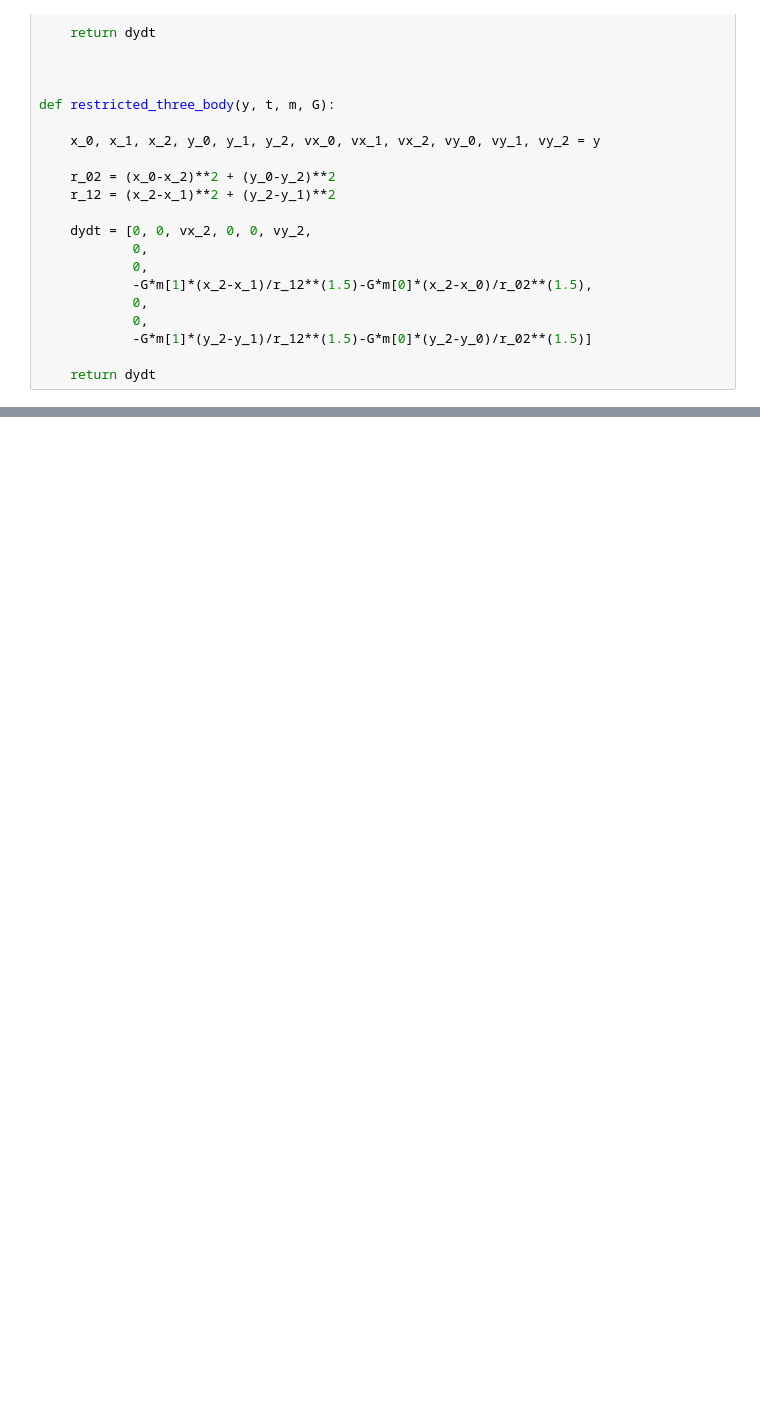
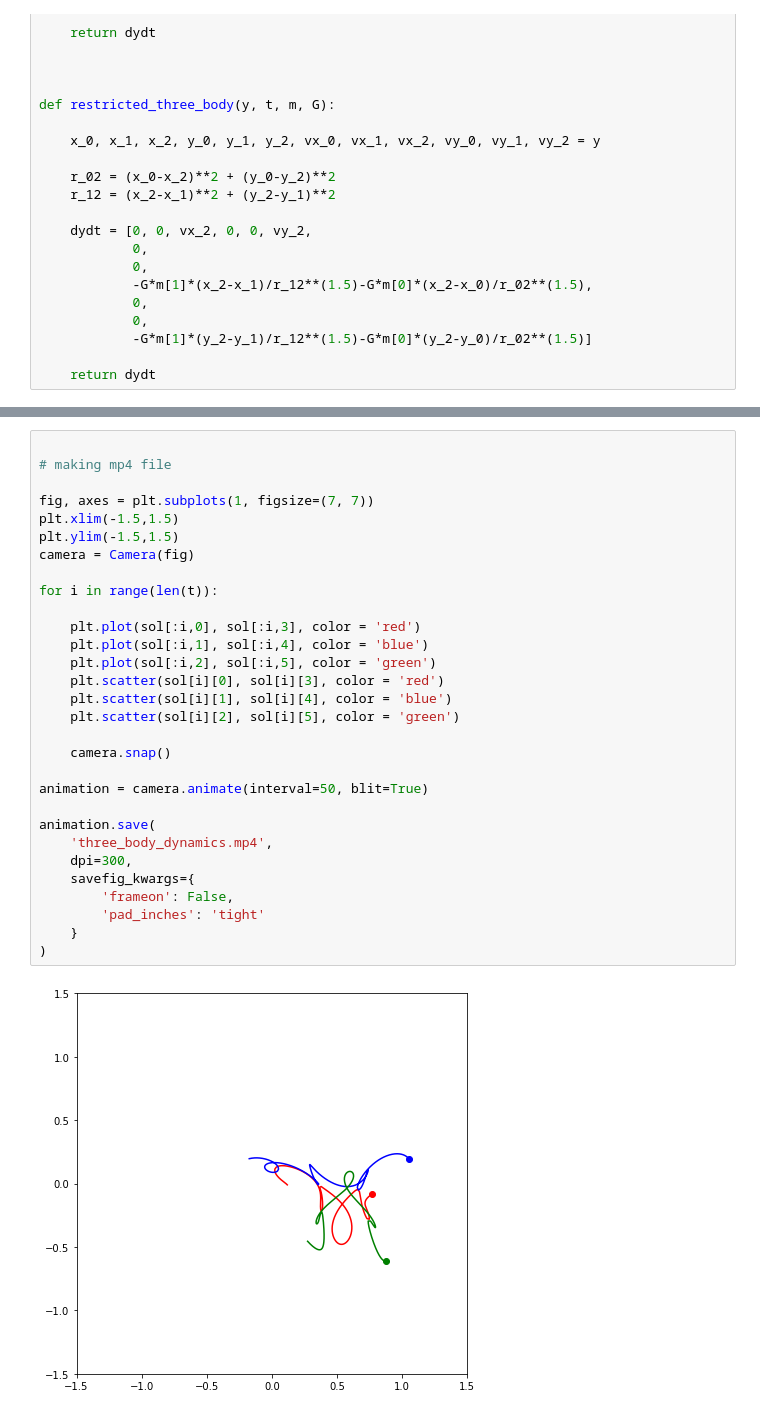
Before and after one commit to xx257xx/three_body_problem, a Jupyter notebook: three_body.ipynb, the cells around one changed output, grey strips where cells are left out. Drawn from its saved outputs; the diff is of its cells as text; blank space fills up the shorter version.

```diff
--- a/three_body.ipynb
+++ b/three_body.ipynb
@@ -77,0 +75,32 @@ plt.show()
+# %%
+
+# making mp4 file
+
+fig, axes = plt.subplots(1, figsize=(7, 7))
+plt.xlim(-1.5,1.5)
+plt.ylim(-1.5,1.5)
+camera = Camera(fig)
+
+for i in range(len(t)):
+
+    plt.plot(sol[:i,0], sol[:i,3], color = 'red')
+    plt.plot(sol[:i,1], sol[:i,4], color = 'blue')
+    plt.plot(sol[:i,2], sol[:i,5], color = 'green')
+    plt.scatter(sol[i][0], sol[i][3], color = 'red')
+    plt.scatter(sol[i][1], sol[i][4], color = 'blue')
+    plt.scatter(sol[i][2], sol[i][5], color = 'green')
+
+    camera.snap()
+
+animation = camera.animate(interval=50, blit=True)
+
+animation.save(
+    'three_body_dynamics.mp4',
+    dpi=300,
+    savefig_kwargs={
+        'frameon': False,
+        'pad_inches': 'tight'
+    }
+)
+# %% [output]
+[figure, added]
```
Also changed, not shown: parts of 3 cells of this notebook.
